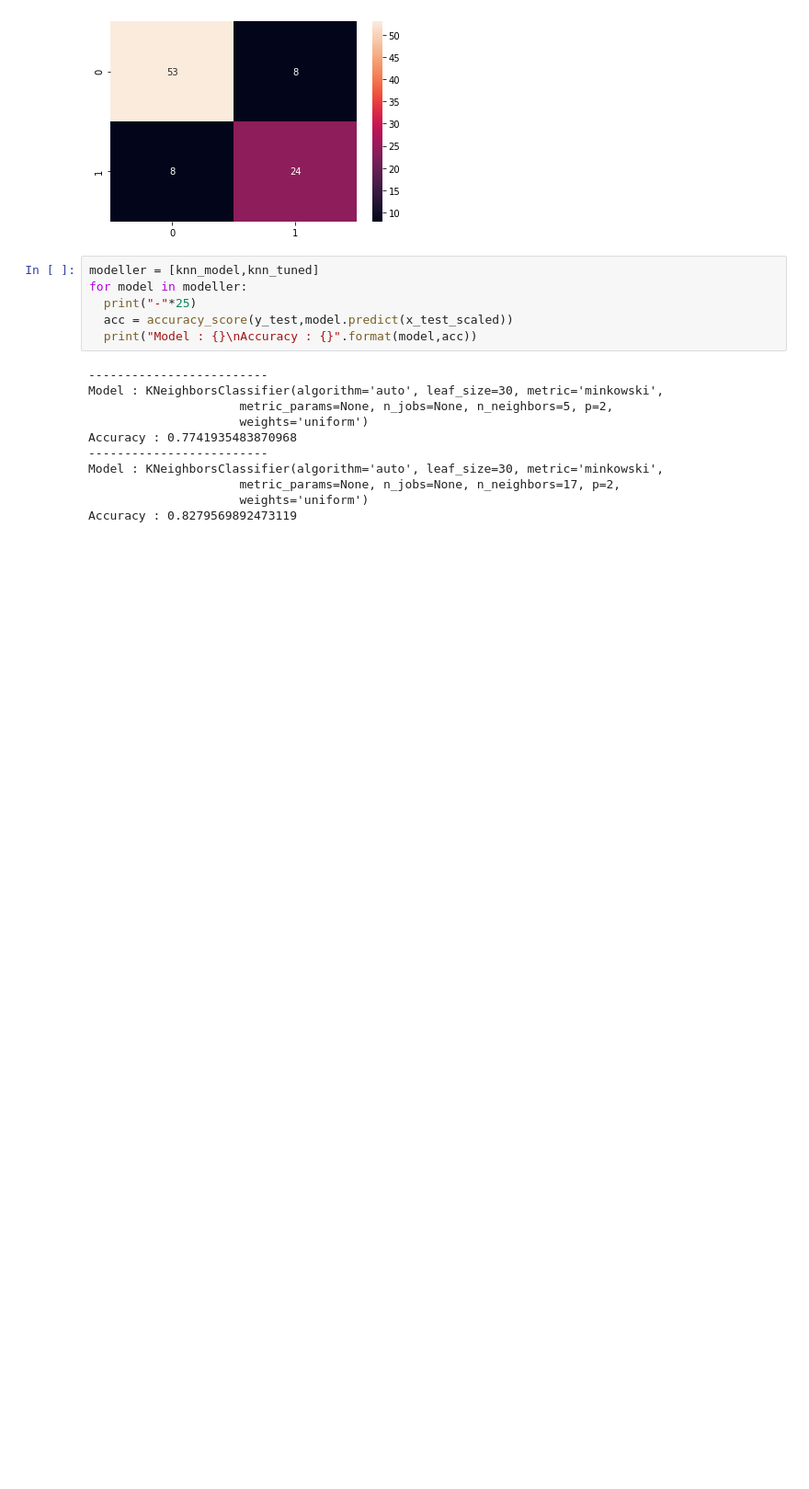
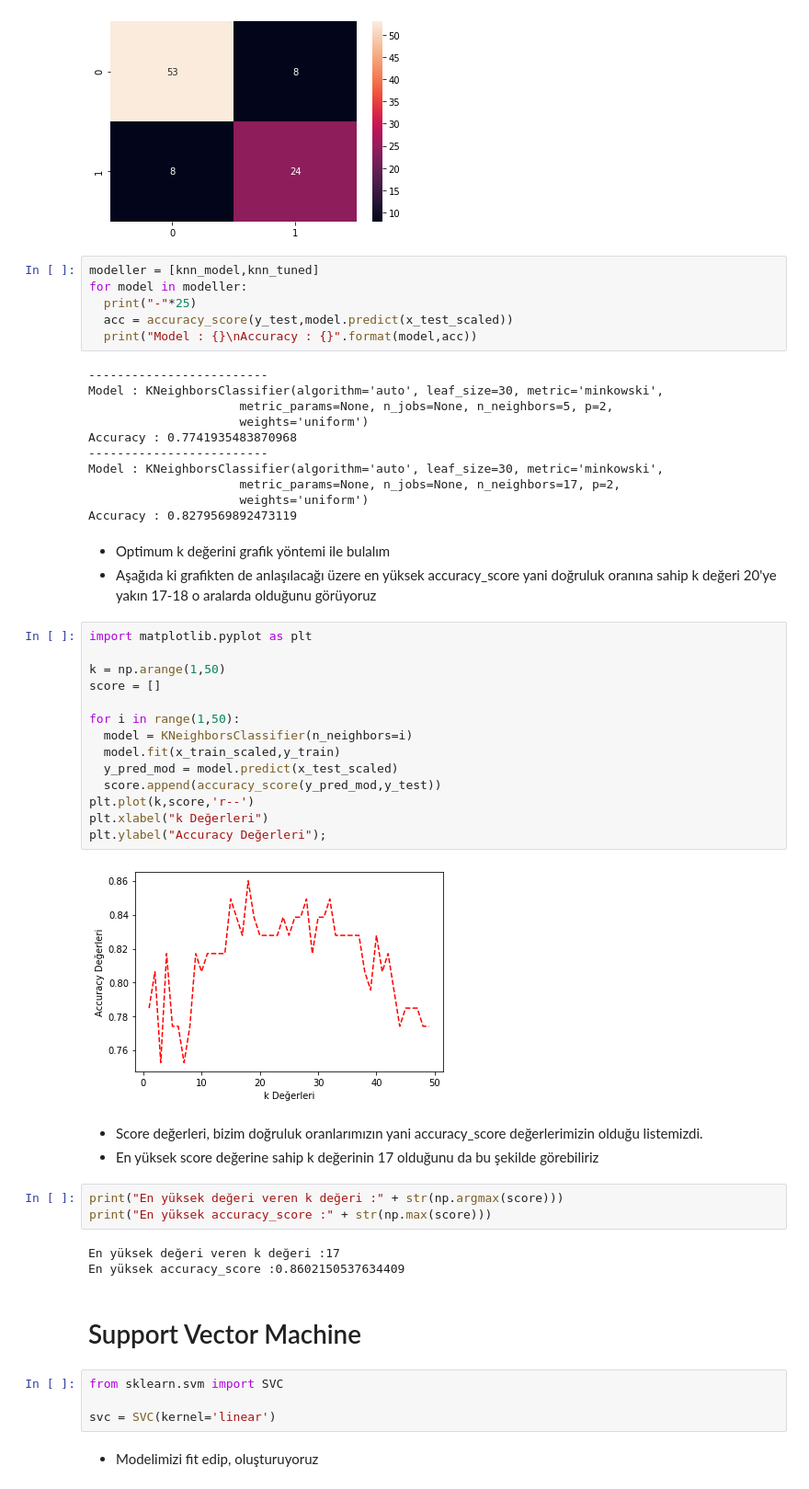
Before and after one commit to TheKoray/KNN-Tree-Ensemble-Algorithms, a Jupyter notebook: Biomechanical.ipynb, the cells around one changed output. Shown at 92% size. Cells and saved outputs as stored; diff of their text form; blank space fills up the shorter version.

```diff
--- a/Biomechanical.ipynb
+++ b/Biomechanical.ipynb
@@ -638,3 +662,39 @@ Model : KNeighborsClassifier(algorithm='auto', leaf_size=30, metric='minkowski',
                      metric_params=None, n_jobs=None, n_neighbors=17, p=2,
                      weights='uniform')
 Accuracy : 0.8279569892473119
+# %% [markdown]
+- Optimum k değerini grafik yöntemi ile bulalım
+- Aşağıda ki grafikten de anlaşılacağı üzere en yüksek accuracy_score yani doğruluk oranına sahip k değeri 20'ye yakın 17-18 o aralarda olduğunu görüyoruz
+# %%
+import matplotlib.pyplot as plt
+
+k = np.arange(1,50)
+score = []
+
+for i in range(1,50):
+  model = KNeighborsClassifier(n_neighbors=i)
+  model.fit(x_train_scaled,y_train)
+  y_pred_mod = model.predict(x_test_scaled)
+  score.append(accuracy_score(y_pred_mod,y_test))
+plt.plot(k,score,'r--')
+plt.xlabel("k Değerleri")
+plt.ylabel("Accuracy Değerleri");
+# %% [output]
+[figure, added]
+# %% [markdown]
+- Score değerleri, bizim doğruluk oranlarımızın yani accuracy_score değerlerimizin olduğu listemizdi.
+- En yüksek score değerine sahip k değerinin 17 olduğunu da bu şekilde görebiliriz
+# %%
+print("En yüksek değeri veren k değeri :" + str(np.argmax(score)))
+print("En yüksek accuracy_score :" + str(np.max(score)))
+# %% [output]
+En yüksek değeri veren k değeri :17
+En yüksek accuracy_score :0.8602150537634409
+# %% [markdown]
+# Support Vector Machine
+# %%
+from sklearn.svm import SVC
+
+svc = SVC(kernel='linear')
+# %% [markdown]
+- Modelimizi fit edip, oluşturuyoruz
```
Also changed, not shown: parts of 42 cells of this notebook.
